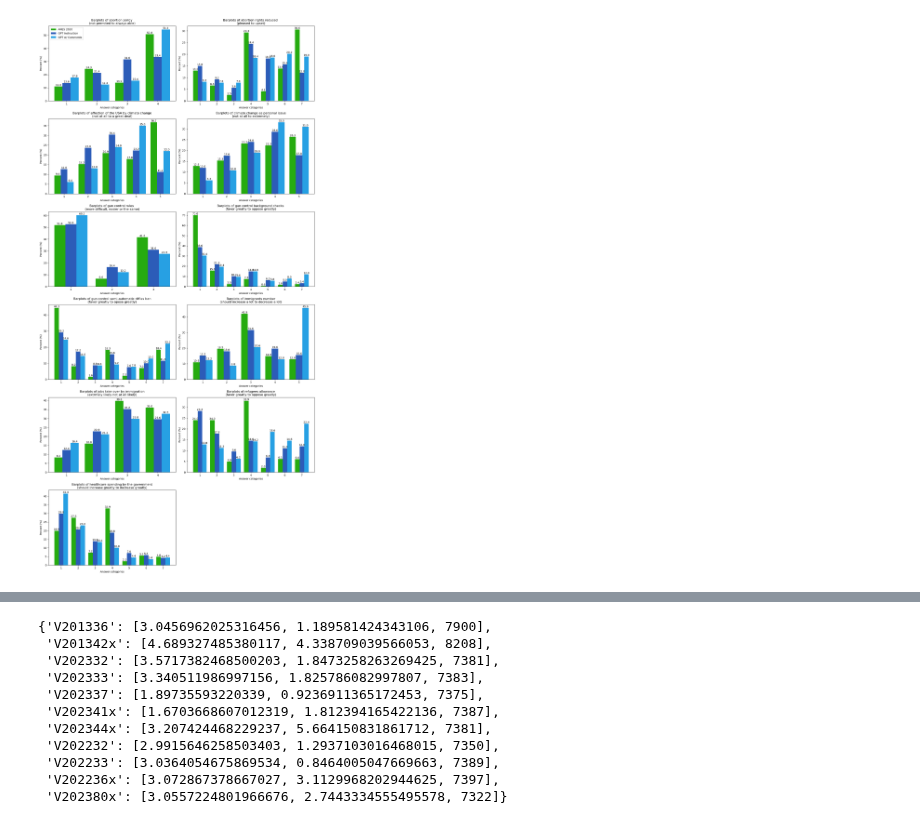
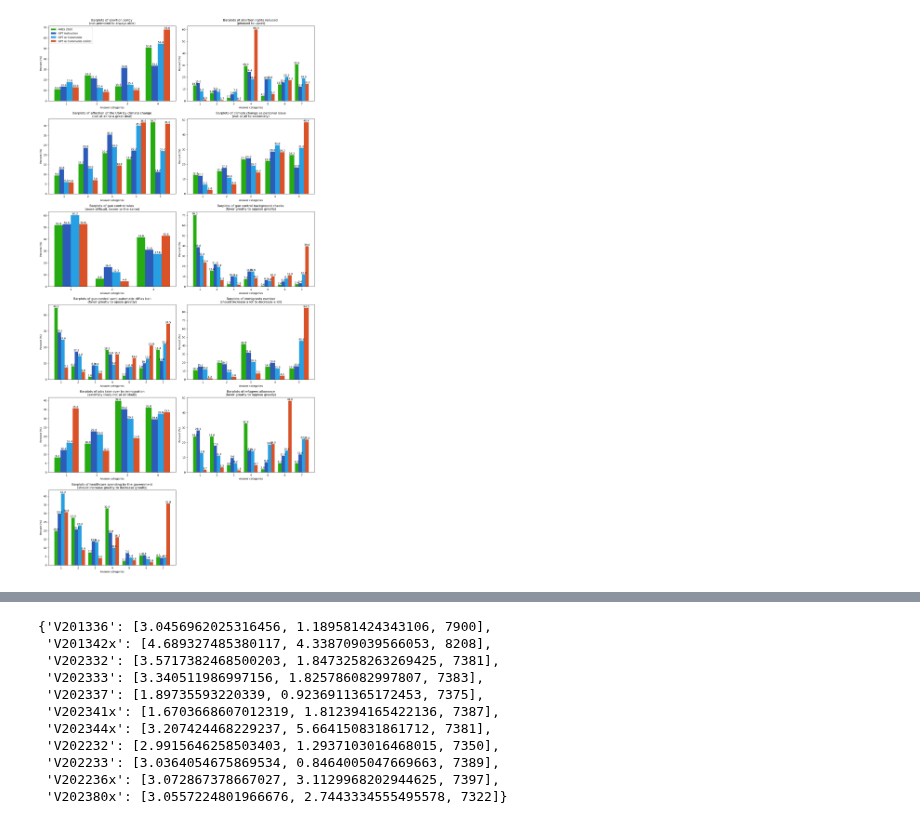
Before and after one commit to adrianruhe/SILLM-Project, a Jupyter notebook: evaluation.ipynb, the cells around one changed output, grey strips where cells are left out. Saved outputs shown, nothing was run; the diff lists cells and outputs as text; code cells hidden in the pictures.

```diff
--- a/evaluation.ipynb
+++ b/evaluation.ipynb
@@ -60,47 +60,51 @@ for idx, (key, values) in enumerate(questcode_topic.items()):
         num_answers = len(valid_ans[key].unique())
         counts_ai_zero = openai_ans_zero[key][-1].values() #5 runs and average is in last position
         counts_ai_comments = openai_ans_comments[key][-1].values()
+        counts_ai_strict = openai_ans_comments_strict[key][-1].values()
 
         labels, counts = np.unique(valid_ans[key].to_numpy(), return_counts=True)
         counts_anes = np.around((counts / np.sum(counts)) * 100, 1)
 
         row = idx // num_cols
         col = idx % num_cols
 
         #Bars disposition
-        num_bars = 3  # Number of bars
+        num_bars = 4  # Number of bars
         total_width = 0.8  # Total available width for the bars (can be adjusted as needed)
         bar_width = total_width / num_bars
 
-        axs[row, col].bar(labels - bar_width, counts_anes, width=bar_width, align='center', color="#26ab10")
-        axs[row, col].bar(labels, counts_ai_zero, width=bar_width, align='center', color="#2c5cb8")
-        axs[row, col].bar(labels + bar_width, counts_ai_comments, width=bar_width, align='center', color="#27a0e3")
+        axs[row, col].bar(labels - bar_width*1.5, counts_anes, width=bar_width, align='center', color="#26ab10")
+        axs[row, col].bar(labels - bar_width/2, counts_ai_zero, width=bar_width, align='center', color="#2c5cb8")
+        axs[row, col].bar(labels + bar_width/2, counts_ai_comments, width=bar_width, align='center', color="#27a0e3")
+        axs[row, col].bar(labels + bar_width*1.5, counts_ai_strict, width=bar_width, align='center', color="#D95228")
 
         axs[row, col].set_xticks(labels)
 
         for label, count in zip(labels, counts_anes):
-            axs[row, col].text(label - bar_width, count, str(count), ha='center', va='bottom')
+            axs[row, col].text(label - bar_width*1.5, count, str(round(count,1)), ha='center', va='bottom')
         for label, count in zip(labels, counts_ai_zero):
-            axs[row, col].text(label, count, str(count), ha='center', va='bottom')
+            axs[row, col].text(label - bar_width/2, count, str(round(count,1)), ha='center', va='bottom')
         for label, count in zip(labels, counts_ai_comments):
-            axs[row, col].text(label + bar_width, count, str(count), ha='center', va='bottom')
+            axs[row, col].text(label + bar_width/2, count, str(round(count,1)), ha='center', va='bottom')
+        for label, count in zip(labels, counts_ai_strict):
+            axs[row, col].text(label + bar_width*1.5, count, str(round(count,1)), ha='center', va='bottom')
 
         axs[row, col].set_title('Barplots of {}'.format(issue))
         axs[row, col].set_xlabel('Answer categories')
         axs[row, col].set_ylabel('Percent (%)')
 
         if idx == 0:
-            axs[row, col].figure.legend(['ANES 2020', 'GPT Instruction', 'GPT w/ Comments'],
+            axs[row, col].figure.legend(['ANES 2020', 'GPT Instruction', 'GPT w/ Comments', 'GPT w/ Comments (strict)'],
                              bbox_to_anchor=(0,1), loc='upper left', bbox_transform=axs[row, col].transAxes)
 
 # Remove empty subplots
 for i in range(num_plots, num_rows*num_cols):
     fig.delaxes(axs.flatten()[i])
 
 plt.tight_layout()
 plt.show()
 # %% [output]
-[figure, old version]
+[figure, new version]
 # %%
 def bootstrap(data, num_iterations=1000):
     bootstrapped_means = []
```
Also changed, not shown: parts of 4 cells of this notebook.
